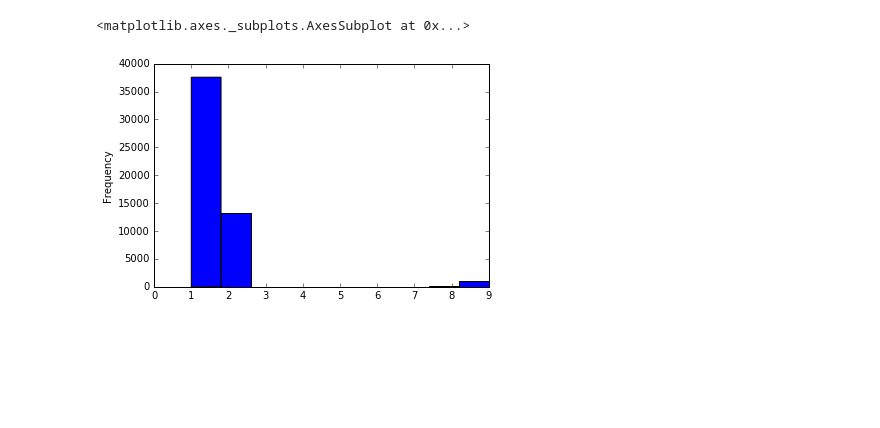
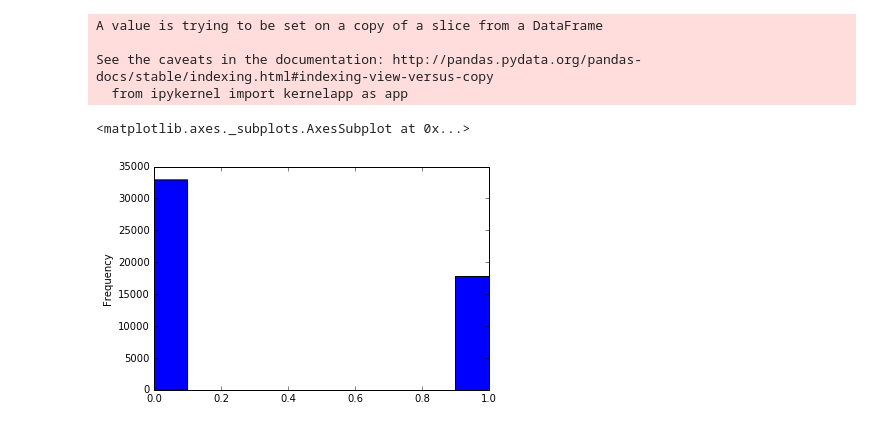
Before and after one commit to danielsamfdo/carSafetyStats, a Jupyter notebook: notebooks/Gathering_Statistics.ipynb, the cells around one changed output. Saved outputs shown, nothing was run; the diff lists cells and outputs as text; code cells hidden in the pictures; blank space fills up the shorter version.

```diff
--- a/notebooks/Gathering_Statistics.ipynb
+++ b/notebooks/Gathering_Statistics.ipynb
@@ -45,0 +90,5 @@ Index([u'state_definitions', u'casenum', u'vehicle_number', u'hyperlink',
+# %%
+# Keep just the first one
+df["dridistract"] = df['dridistract'].str.split(',', 0).map(lambda x: x[0])
+# Convert to Int
+df.dridistract = df.dridistract.astype(np.int64)
@@ -46,5 +120,13 @@ Index([u'state_definitions', u'casenum', u'vehicle_number', u'hyperlink',
+# %%
+# Simplifying Driver Distract
+df.dridistract[df['dridistract']!=0] = 1
+# %% [output]
+A value is trying to be set on a copy of a slice from a DataFrame
+
+See the caveats in the documentation: http://pandas.pydata.org/pandas-docs/stable/indexing.html#indexing-view-versus-copy
+  from ipykernel import kernelapp as app
 # %%
-df['sex'].plot(kind='hist')
+df['dridistract'].plot(kind='hist')
 # %% [output]
 <matplotlib.axes._subplots.AxesSubplot at 0x...>
-[figure, old version]
+[figure, new version]
```
Also changed, not shown: parts of 36 cells of this notebook, 1 other file.
